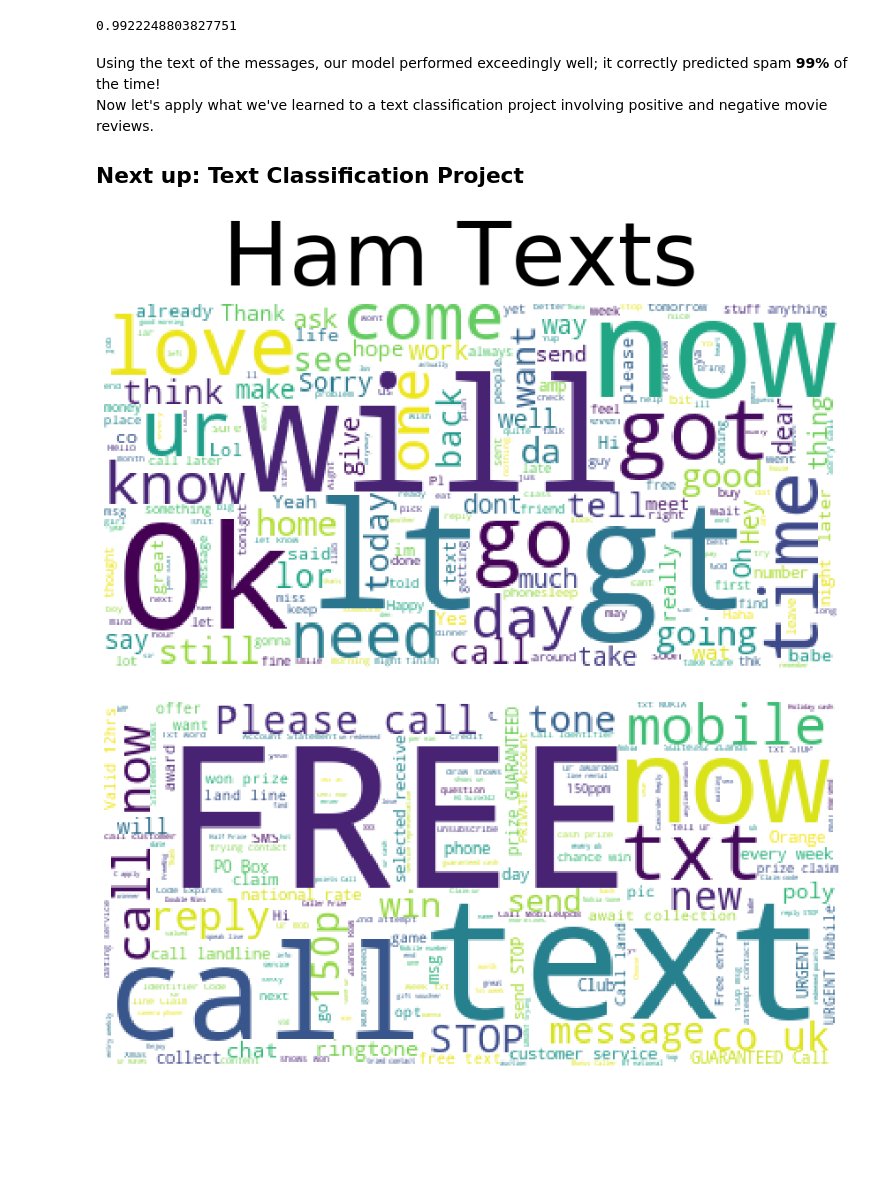
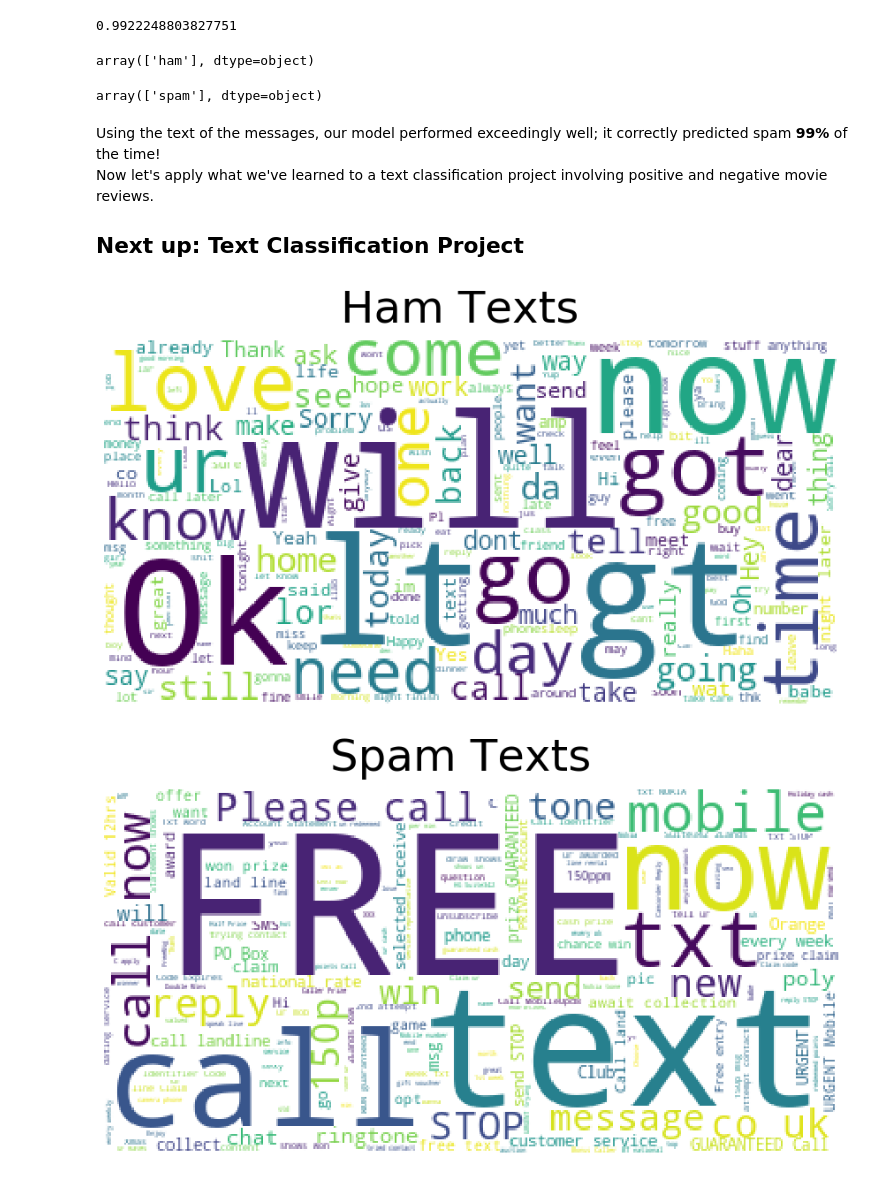
Before and after one commit to faithkane3/natural_language_processing, a Jupyter notebook: UPDATED_NLP_COURSE/03-Text-Classification/01-Feature-Extraction-from-Text.ipynb, the cells around one changed output. Cells and saved outputs as stored; diff of their text form; code cells hidden in the pictures; blank space fills up the shorter version.

```diff
--- a/UPDATED_NLP_COURSE/03-Text-Classification/01-Feature-Extraction-from-Text.ipynb
+++ b/UPDATED_NLP_COURSE/03-Text-Classification/01-Feature-Extraction-from-Text.ipynb
@@ -295,5 +304,15 @@ print(metrics.accuracy_score(y_test,predictions))
 # %% [output]
 0.9922248803827751
+# %%
+# use our model on new messages
+
+text_clf.predict(['Hi, how are you doing today?'])
+# %% [output]
+array(['ham'], dtype=object)
+# %%
+text_clf.predict(['Congratulations! Free Free Free Free.'])
+# %% [output]
+array(['spam'], dtype=object)
 # %% [markdown]
 Using the text of the messages, our model performed exceedingly well; it correctly predicted spam **99%** of the time!<br>
 Now let's apply what we've learned to a text classification project involving positive and negative movie reviews.
@@ -308,14 +327,14 @@ spam_words = ' '.join(df[df.label == 'spam'].message)
 # %%
 plt.figure(figsize=(15, 8))
 img = WordCloud(background_color='white', random_state=1).generate(ham_words)
 
 plt.imshow(img)
 plt.axis('off')
 
-plt.figtext(.5,.9,'Ham Texts', fontsize=, ha='center')
+plt.figtext(.5,.9,'Ham Texts', fontsize=50, ha='center')
 plt.show()
 # %% [output]
-[figure, old version]
+[figure, new version]
 # %%
 plt.figure(figsize=(15, 8))
 img = WordCloud(background_color='white', random_state=1).generate(spam_words)
@@ -323,6 +342,7 @@ img = WordCloud(background_color='white', random_state=1).generate(spam_words)
 plt.imshow(img)
 plt.axis('off')
 
+plt.figtext(.5,.9,'Spam Texts', fontsize=50, ha='center')
 plt.show()
 # %% [output]
-[figure, old version]
+[figure, new version]
```
Also changed, not shown: parts of 6 cells of this notebook.
